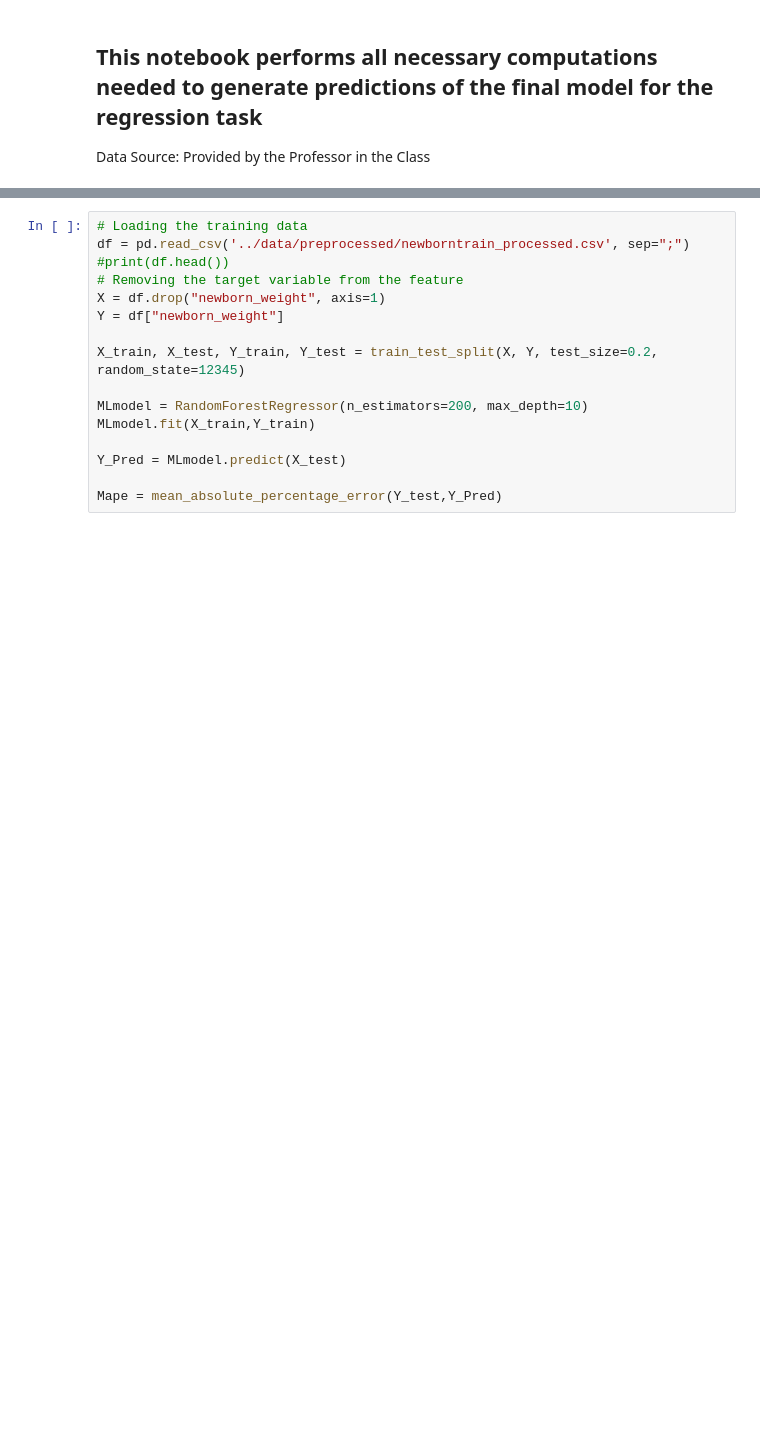
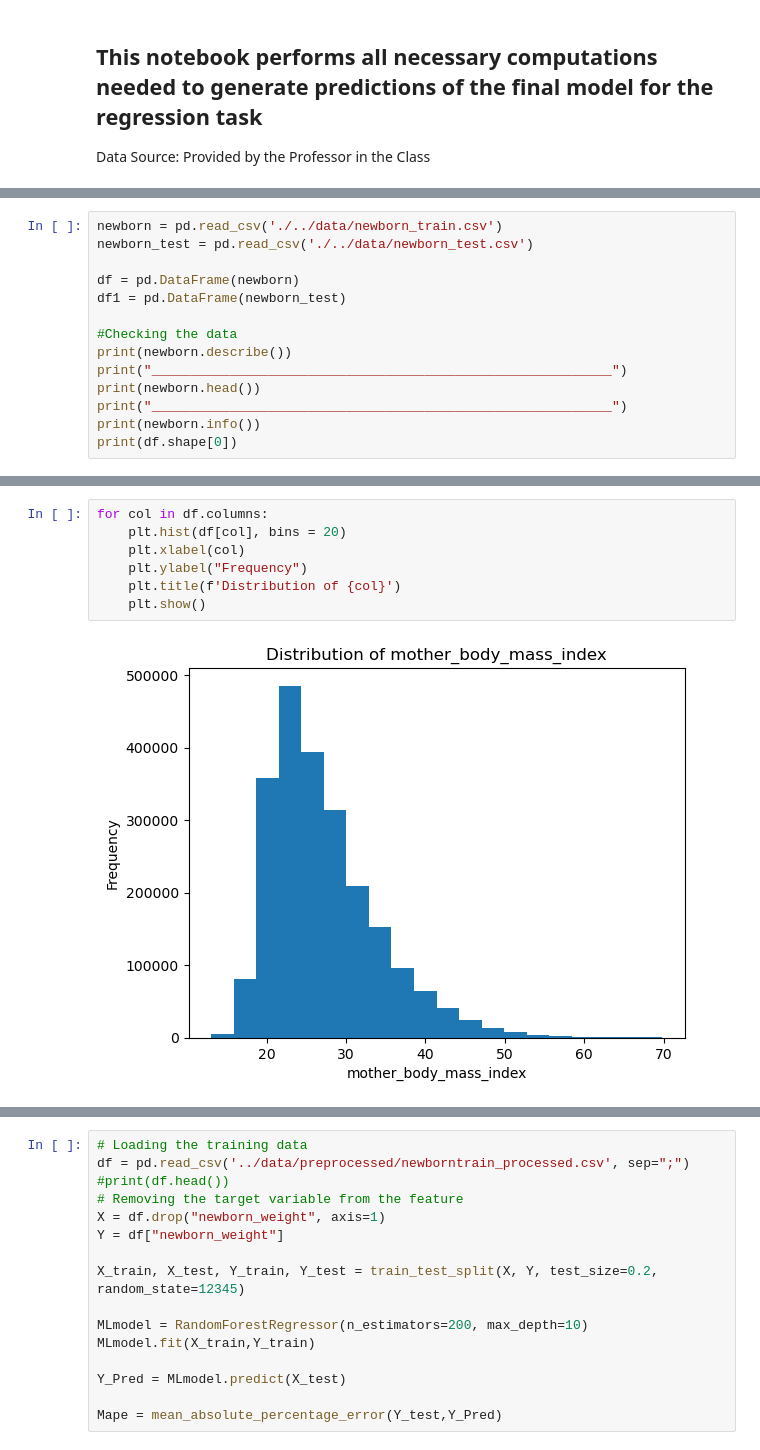
Before and after one commit to jtbandurski/ML-1-Project, a Jupyter notebook: Regression/Regression Final Model.ipynb, the cells around one changed output, grey strips where cells are left out. Saved outputs shown, nothing was run; the diff lists cells and outputs as text; blank space fills up the shorter version.

```diff
--- a/Regression/Regression Final Model.ipynb
+++ b/Regression/Regression Final Model.ipynb
@@ -18,0 +24,14 @@ from sklearn.metrics import make_scorer, mean_absolute_percentage_error
+# %%
+newborn = pd.read_csv('./../data/newborn_train.csv')
+newborn_test = pd.read_csv('./../data/newborn_test.csv')
+
+df = pd.DataFrame(newborn)
+df1 = pd.DataFrame(newborn_test)
+
+#Checking the data
+print(newborn.describe())
+print("___________________________________________________________")
+print(newborn.head())
+print("___________________________________________________________")
+print(newborn.info())
+print(df.shape[0])
@@ -18,0 +56,9 @@ from sklearn.metrics import make_scorer, mean_absolute_percentage_error
+# %%
+for col in df.columns:
+    plt.hist(df[col], bins = 20)
+    plt.xlabel(col)
+    plt.ylabel("Frequency")
+    plt.title(f'Distribution of {col}')
+    plt.show()
+# %% [output]
+[figure, added]
```
Also changed, not shown: parts of 18 cells of this notebook, 1 other file.
